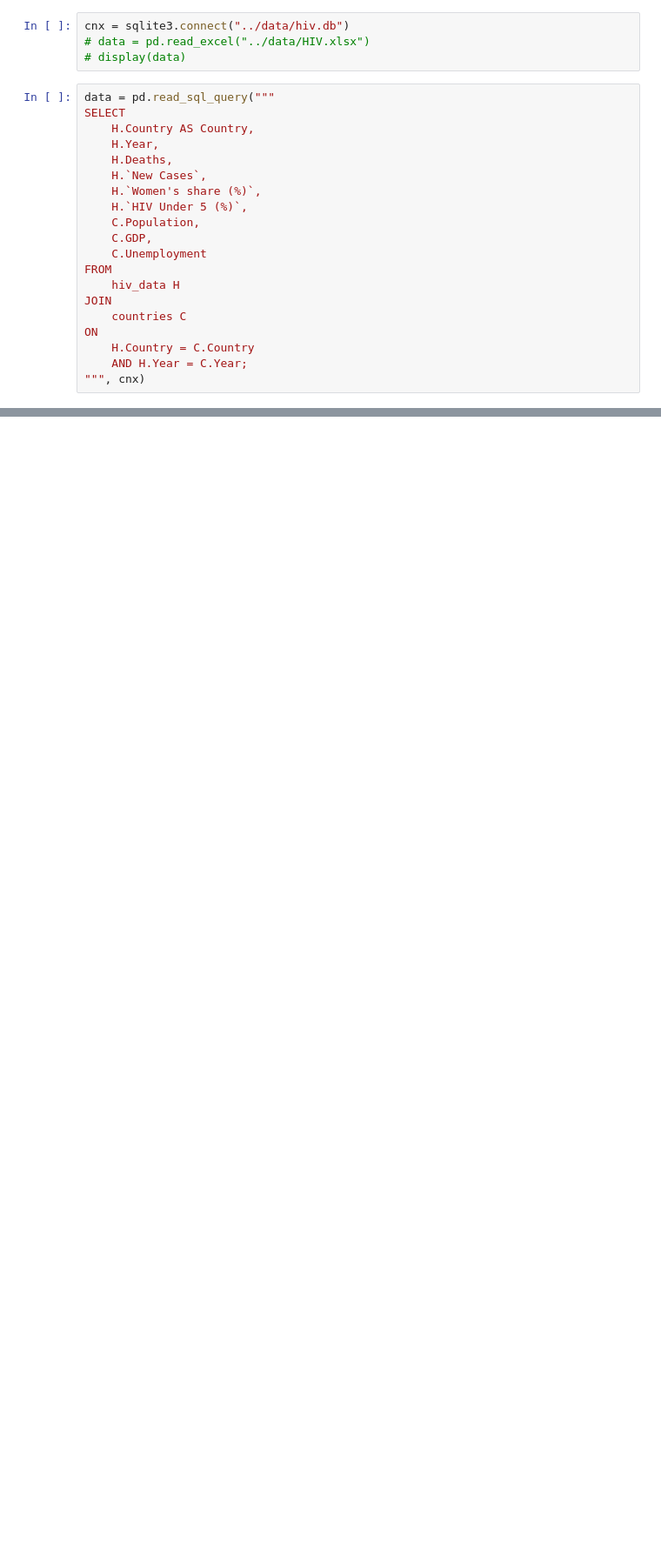
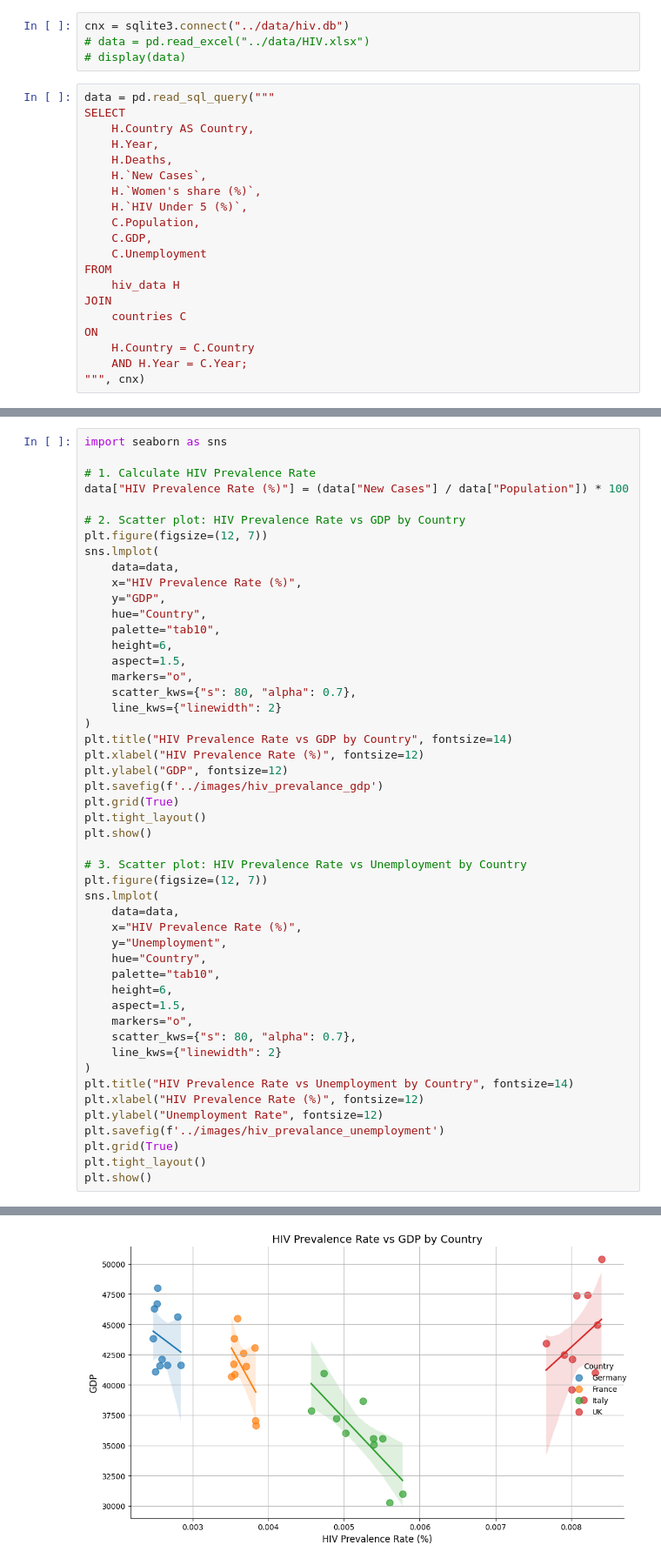
Before and after one commit to sgaur99/hiv_analysis, a Jupyter notebook: notebooks/hiv_analysis.ipynb, the cells around one changed output, grey strips where cells are left out. Shown at 87% size. Saved outputs shown, nothing was run; the diff lists cells and outputs as text; blank space fills up the shorter version.

```diff
--- a/notebooks/hiv_analysis.ipynb
+++ b/notebooks/hiv_analysis.ipynb
@@ -138,2 +103,52 @@ Unique countries in data: ['Germany' 'France' 'Italy' 'UK']
 Unique countries in data: ['Germany' 'France' 'Italy' 'UK']
 [figure]
+# %%
+import seaborn as sns
+
+# 1. Calculate HIV Prevalence Rate
+data["HIV Prevalence Rate (%)"] = (data["New Cases"] / data["Population"]) * 100
+
+# 2. Scatter plot: HIV Prevalence Rate vs GDP by Country
+plt.figure(figsize=(12, 7))
+sns.lmplot(
+    data=data,
+    x="HIV Prevalence Rate (%)",
+    y="GDP",
+    hue="Country",
+    palette="tab10",
+    height=6,
+    aspect=1.5,
+    markers="o",
+    scatter_kws={"s": 80, "alpha": 0.7},
+    line_kws={"linewidth": 2}
+)
+plt.title("HIV Prevalence Rate vs GDP by Country", fontsize=14)
+plt.xlabel("HIV Prevalence Rate (%)", fontsize=12)
+plt.ylabel("GDP", fontsize=12)
+plt.savefig(f'../images/hiv_prevalance_gdp')
+plt.grid(True)
+plt.tight_layout()
+plt.show()
+
+# 3. Scatter plot: HIV Prevalence Rate vs Unemployment by Country
+plt.figure(figsize=(12, 7))
+sns.lmplot(
+    data=data,
+    x="HIV Prevalence Rate (%)",
+    y="Unemployment",
+    hue="Country",
+    palette="tab10",
+    height=6,
+    aspect=1.5,
+    markers="o",
+    scatter_kws={"s": 80, "alpha": 0.7},
+    line_kws={"linewidth": 2}
+)
+plt.title("HIV Prevalence Rate vs Unemployment by Country", fontsize=14)
+plt.xlabel("HIV Prevalence Rate (%)", fontsize=12)
+plt.ylabel("Unemployment Rate", fontsize=12)
+plt.savefig(f'../images/hiv_prevalance_unemployment')
+plt.grid(True)
+plt.tight_layout()
+plt.show()
+# %% [output]
@@ -139,0 +156 @@ Unique countries in data: ['Germany' 'France' 'Italy' 'UK']
+[figure, added]
```
Also changed, not shown: parts of 8 cells of this notebook, 3 other files.
